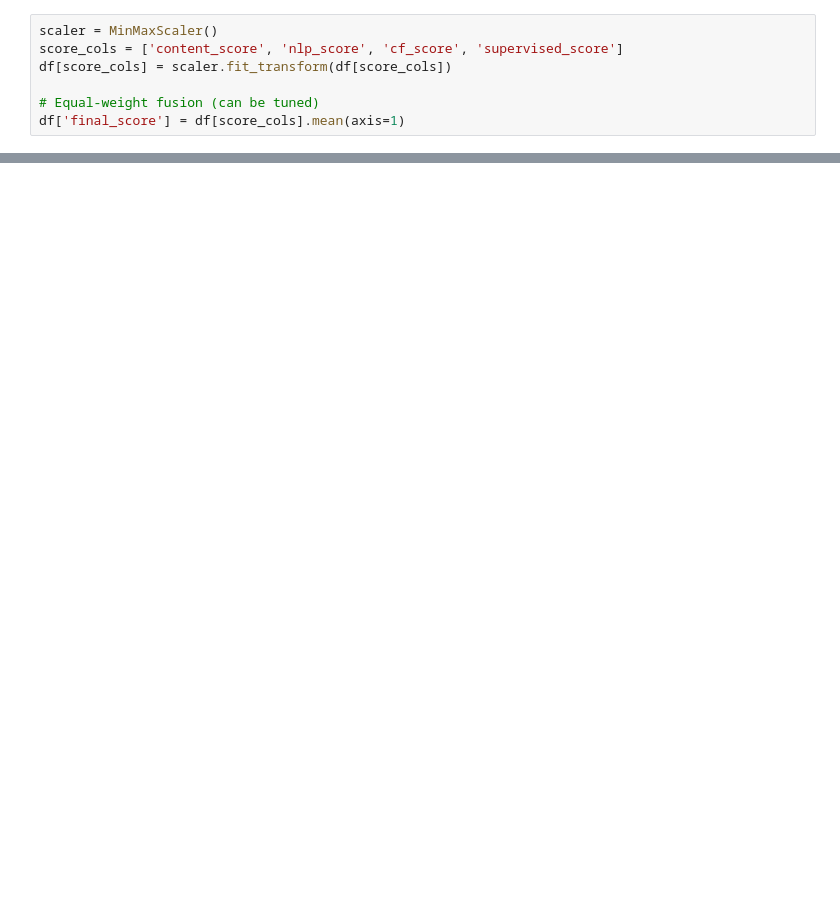
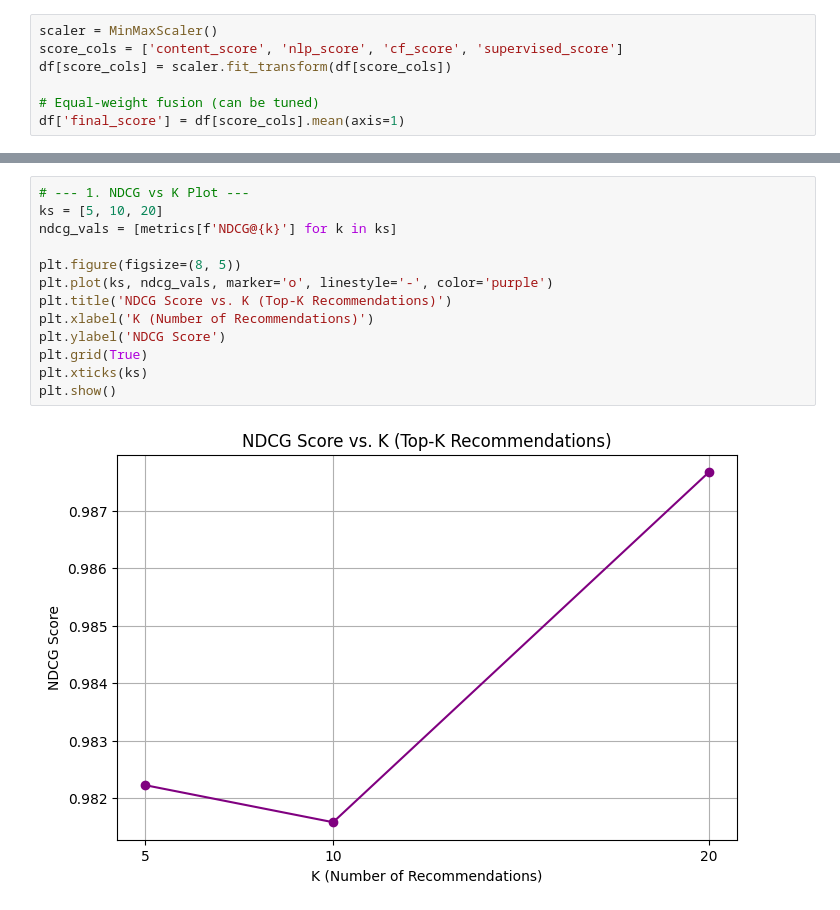
Before and after one commit to Pawan-Pokhrel/Music-Playlist-Recommender-System, a Jupyter notebook: Hybrid_Music_Recommender.ipynb, the cells around one changed output, grey strips where cells are left out. Cells and saved outputs as stored; diff of their text form; blank space fills up the shorter version.

```diff
--- a/Hybrid_Music_Recommender.ipynb
+++ b/Hybrid_Music_Recommender.ipynb
@@ -242,0 +476,15 @@ recommend_tracks(sample_playlist_id)
+# %%
+# --- 1. NDCG vs K Plot ---
+ks = [5, 10, 20]
+ndcg_vals = [metrics[f'NDCG@{k}'] for k in ks]
+
+plt.figure(figsize=(8, 5))
+plt.plot(ks, ndcg_vals, marker='o', linestyle='-', color='purple')
+plt.title('NDCG Score vs. K (Top-K Recommendations)')
+plt.xlabel('K (Number of Recommendations)')
+plt.ylabel('NDCG Score')
+plt.grid(True)
+plt.xticks(ks)
+plt.show()
+# %% [output]
+[figure, added]
```
Also changed, not shown: parts of 37 cells of this notebook.
